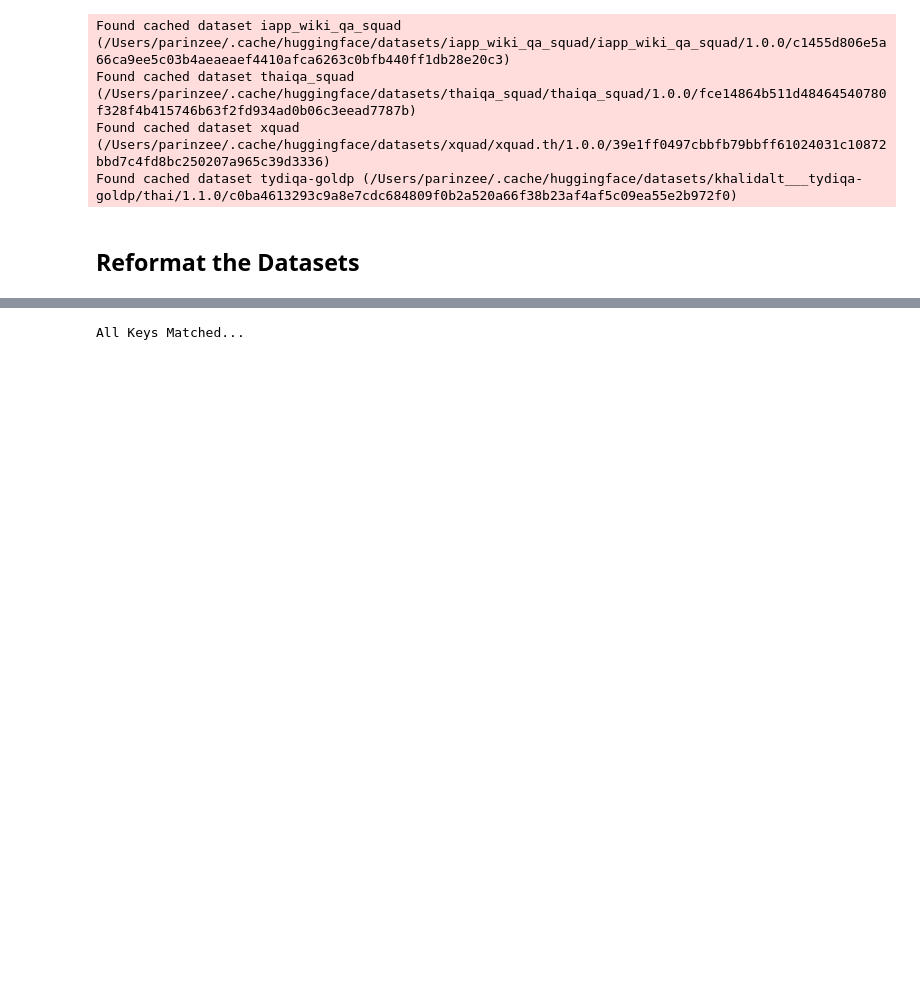
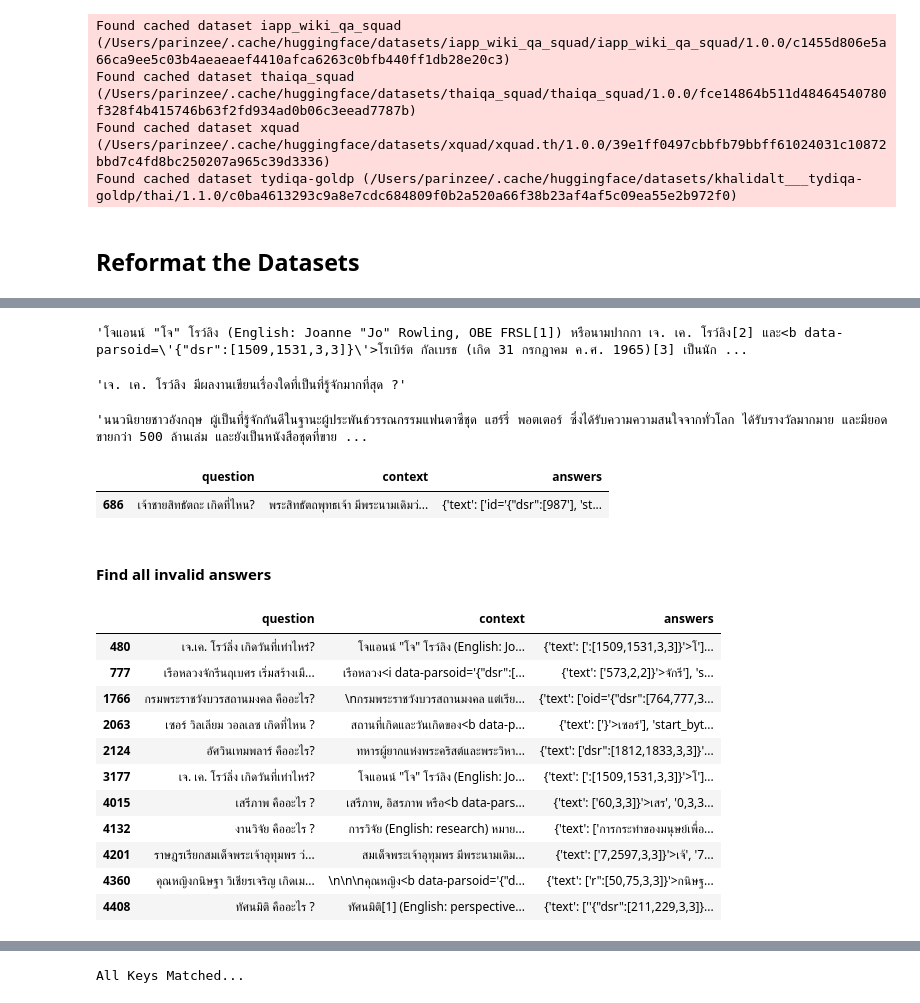
Before and after one commit to parinzee/cross-lingual-data-augmentation-for-thai-qa, a Jupyter notebook: 01_Prepare_Dataset.ipynb, the cells around one changed output, grey strips where cells are left out. Saved outputs shown, nothing was run; the diff lists cells and outputs as text; code cells hidden in the pictures; blank space fills up the shorter version.

```diff
--- a/01_Prepare_Dataset.ipynb
+++ b/01_Prepare_Dataset.ipynb
@@ -134,0 +155,34 @@ def sanity_check(datasets):
+# %%
+tydiqa[tydiqa["context"].str.startswith('โจแอนน์ "โจ"')].iloc[0]["context"]
+# %% [output]
+'โจแอนน์ "โจ" โรว์ลิง (English: Joanne "Jo" Rowling, OBE FRSL[1]) หรือนามปากกา เจ. เค. โรว์ลิง[2] และ<b data-parsoid=\'{"dsr":[1509,1531,3,3]}\'>โรเบิร์ต กัลเบรธ (เกิด 31 กรกฎาคม ค.ศ. 1965)[3] เป็นนัก ...
+# %%
+tydiqa[tydiqa["context"].str.startswith('โจแอนน์ "โจ"')].iloc[1]["question"]
+# %% [output]
+'เจ. เค. โรว์ลิง มีผลงานเขียนเรื่องใดที่เป็นที่รู้จักมากที่สุด ?'
+# %%
+clean_text(tydiqa[tydiqa["context"].str.startswith('โจแอนน์ "โจ"')].iloc[0]["context"])[150:] # This answer does not make sense at all
+# %% [output]
+'นนวนิยายชาวอังกฤษ ผู้เป็นที่รู้จักกันดีในฐานะผู้ประพันธ์วรรณกรรมแฟนตาซีชุด แฮร์รี่ พอตเตอร์ ซึ่งได้รับความความสนใจจากทั่วโลก ได้รับรางวัลมากมาย และมียอดขายกว่า 500 ล้านเล่ม และยังเป็นหนังสือชุดที่ขาย ...
+# %%
+tydiqa[tydiqa["context"].str.startswith("พระสิทธัตถพุทธเจ้า")] # Answer is incorrectly formatted
+# %% [output]
+|  | question | context | answers |
+| 686 | เจ้าชายสิทธัตถะ เกิดที่ไหน? | พระสิทธัตถพุทธเจ้า มีพระนามเดิมว่... | {'text': ['id='{"dsr":[987'], 'st... |
+# %% [markdown]
+#### Find all invalid answers
+# %%
+tydiqa[tydiqa["answers"].apply(lambda x: any(["}'>" in y for y in x["text"]]))]
+# %% [output]
+|  | question | context | answers |
+| 480 | เจ.เค. โรว์ลิ่ง เกิดวันที่เท่าไหร่? | โจแอนน์ "โจ" โรว์ลิง (English: Jo... | {'text': [':[1509,1531,3,3]}'>โ']... |
+| 777 | เรือหลวงจักรีนฤเบศร เริ่มสร้างเมื... | เรือหลวง<i data-parsoid='{"dsr":[... | {'text': ['573,2,2]}'>จักรี'], 's... |
+| 1766 | กรมพระราชวังบวรสถานมงคล คืออะไร? | \nกรมพระราชวังบวรสถานมงคล แต่เรีย... | {'text': ['oid='{"dsr":[764,777,3... |
+| 2063 | เซอร์ วิลเลียม วอลเลซ เกิดที่ไหน ? | สถานที่เกิดและวันเกิดของ<b data-p... | {'text': ['}'>เซอร์'], 'start_byt... |
+| 2124 | อัศวินเทมพลาร์ คืออะไร? | ทหารผู้ยากแห่งพระคริสต์และพระวิหา... | {'text': ['dsr":[1812,1833,3,3]}'... |
+| 3177 | เจ. เค. โรว์ลิ่ง เกิดวันที่เท่าไหร่? | โจแอนน์ "โจ" โรว์ลิง (English: Jo... | {'text': [':[1509,1531,3,3]}'>โ']... |
+| 4015 | เสรีภาพ คืออะไร ? | เสรีภาพ, อิสรภาพ หรือ<b data-pars... | {'text': ['60,3,3]}'>เสร', '0,3,3... |
+| 4132 | งานวิจัย คืออะไร ? | การวิจัย (English: research) หมาย... | {'text': ['การกระทำของมนุษย์เพื่อ... |
+| 4201 | ราษฎรเรียกสมเด็จพระเจ้าอุทุมพร ว่... | สมเด็จพระเจ้าอุทุมพร มีพระนามเดิม... | {'text': ['7,2597,3,3]}'>เจ้', '7... |
+| 4360 | คุณหญิงกนิษฐา วิเชียรเจริญ เกิดเม... | \n\n\nคุณหญิง<b data-parsoid='{"d... | {'text': ['r":[50,75,3,3]}'>กนิษฐ... |
+| 4408 | ทัศนมิติ คืออะไร ? | ทัศนมิติ[1] (English: perspective... | {'text': [''{"dsr":[211,229,3,3]}... |
```
Also changed, not shown: parts of 11 cells of this notebook, 1 other file.
